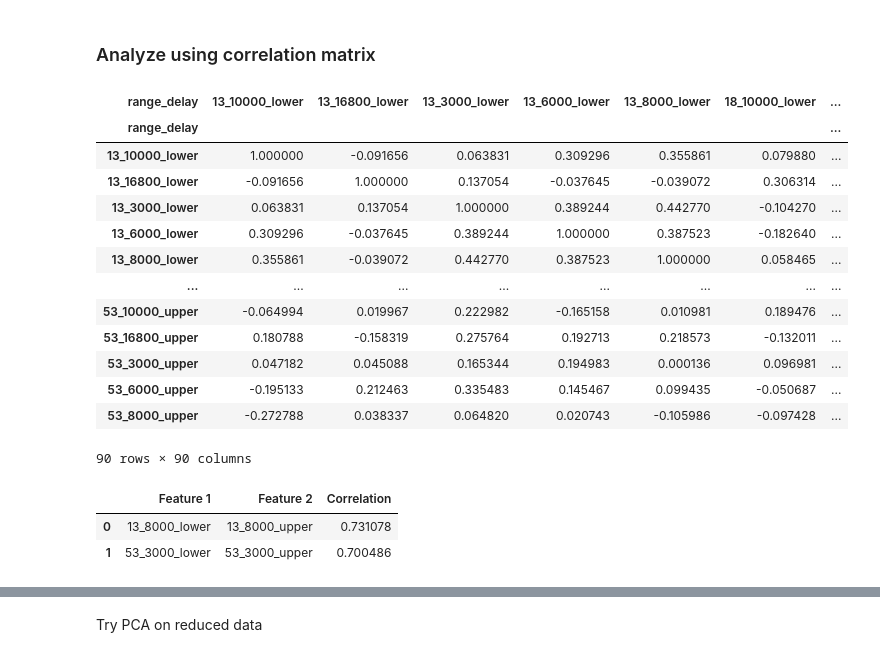
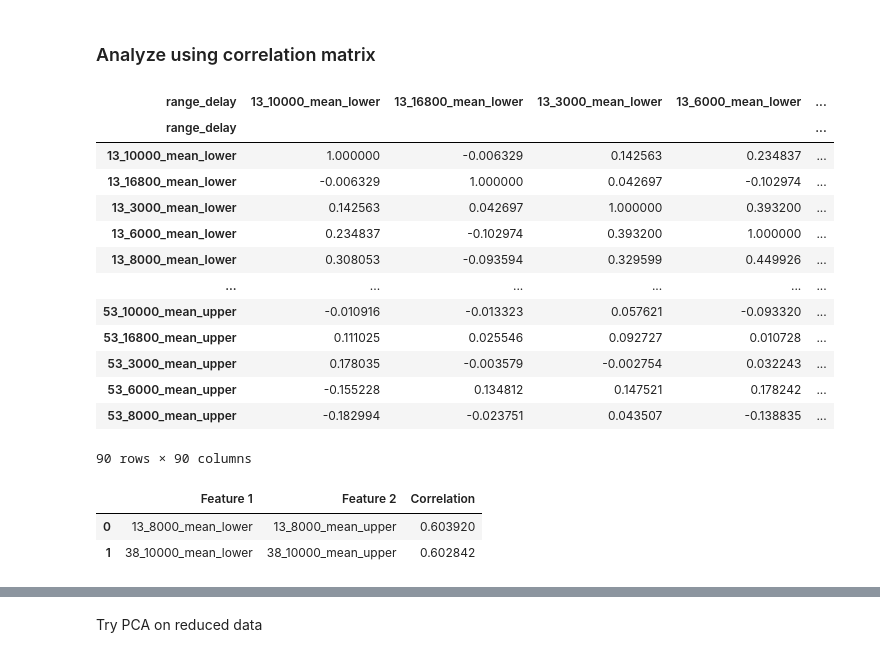
Before and after one commit to JihoonChung/ML_Sensor_Characterization, a Jupyter notebook: Analysis/Delay_sequence_data/US_delay_sequence_feature_engineering.ipynb, the cells around one changed output, grey strips where cells are left out. Cells and saved outputs as stored; diff of their text form; code cells hidden in the pictures.

```diff
--- a/Analysis/Delay_sequence_data/US_delay_sequence_feature_engineering.ipynb
+++ b/Analysis/Delay_sequence_data/US_delay_sequence_feature_engineering.ipynb
@@ -68,6 +70,8 @@ for col in nan_columns:
     if df_data_v4_1_1[col].dtype == object:  # Check if the column is categorical
         mode_value = df_data_v4_1_1[col].mode()[0]  # Find the mode value (most frequent value)\
         df_data_v4_1_1[col].fillna(mode_value, inplace=True)  # Replace NaNs with the mode value
+
+df_data_v4_1_1["Color of sensor"] = df_data_v4_1_1["Color of sensor"].str.lower()
 # %%
 values_to_keep = [16800,10000,8000,6000,3000]
 df_data_v4_1_1 = df_data_v4_1_1[df_data_v4_1_1["Delay (us)"].isin(values_to_keep)]
@@ -117,7 +121,7 @@ def create_range_delay_feature(df_quartile,bound):
     df_grouped = df_quartile.groupby(['Sensor ID', 'Range (cm)', 'Delay (us)'])['Ping Time (us)'].mean().reset_index()
 
     # Step 2: Create `range_delay` column
-    df_grouped['range_delay'] = df_grouped['Range (cm)'].astype(str) + '_' + df_grouped['Delay (us)'].astype(str)+'_'+bound
+    df_grouped['range_delay'] = df_grouped['Range (cm)'].astype(str) + '_' + df_grouped['Delay (us)'].astype(str)+'_'+'mean'+'_'+bound
 
     # Step 3: Pivot the table
     df_pivot = df_grouped.pivot(index='Sensor ID', columns='range_delay', values='Ping Time (us)').reset_index()
@@ -351,38 +340,38 @@ df_range_delay_corr= df_range_delay_ends.drop(["Sensor ID"], axis = 1)
 correlation_matrix = df_range_delay_corr.corr()
 correlation_matrix
 # %% [output]
-| range_delay | 13_10000_lower | 13_16800_lower | 13_3000_lower | 13_6000_lower | 13_8000_lower | 18_10000_lower | ... |
-| range_delay |  |  |  |  |  |  | ... |
-| 13_10000_lower | 1.000000 | -0.091656 | 0.063831 | 0.309296 | 0.355861 | 0.079880 | ... |
-| 13_16800_lower | -0.091656 | 1.000000 | 0.137054 | -0.037645 | -0.039072 | 0.306314 | ... |
-| 13_3000_lower | 0.063831 | 0.137054 | 1.000000 | 0.389244 | 0.442770 | -0.104270 | ... |
-| 13_6000_lower | 0.309296 | -0.037645 | 0.389244 | 1.000000 | 0.387523 | -0.182640 | ... |
-| 13_8000_lower | 0.355861 | -0.039072 | 0.442770 | 0.387523 | 1.000000 | 0.058465 | ... |
-| ... | ... | ... | ... | ... | ... | ... | ... |
-| 53_10000_upper | -0.064994 | 0.019967 | 0.222982 | -0.165158 | 0.010981 | 0.189476 | ... |
-| 53_16800_upper | 0.180788 | -0.158319 | 0.275764 | 0.192713 | 0.218573 | -0.132011 | ... |
-| 53_3000_upper | 0.047182 | 0.045088 | 0.165344 | 0.194983 | 0.000136 | 0.096981 | ... |
-| 53_6000_upper | -0.195133 | 0.212463 | 0.335483 | 0.145467 | 0.099435 | -0.050687 | ... |
-| 53_8000_upper | -0.272788 | 0.038337 | 0.064820 | 0.020743 | -0.105986 | -0.097428 | ... |
+| range_delay | 13_10000_mean_lower | 13_16800_mean_lower | 13_3000_mean_lower | 13_6000_mean_lower | ... |
+| range_delay |  |  |  |  | ... |
+| 13_10000_mean_lower | 1.000000 | -0.006329 | 0.142563 | 0.234837 | ... |
+| 13_16800_mean_lower | -0.006329 | 1.000000 | 0.042697 | -0.102974 | ... |
+| 13_3000_mean_lower | 0.142563 | 0.042697 | 1.000000 | 0.393200 | ... |
+| 13_6000_mean_lower | 0.234837 | -0.102974 | 0.393200 | 1.000000 | ... |
+| 13_8000_mean_lower | 0.308053 | -0.093594 | 0.329599 | 0.449926 | ... |
+| ... | ... | ... | ... | ... | ... |
+| 53_10000_mean_upper | -0.010916 | -0.013323 | 0.057621 | -0.093320 | ... |
+| 53_16800_mean_upper | 0.111025 | 0.025546 | 0.092727 | 0.010728 | ... |
+| 53_3000_mean_upper | 0.178035 | -0.003579 | -0.002754 | 0.032243 | ... |
+| 53_6000_mean_upper | -0.155228 | 0.134812 | 0.147521 | 0.178242 | ... |
+| 53_8000_mean_upper | -0.182994 | -0.023751 | 0.043507 | -0.138835 | ... |
 90 rows × 90 columns
 # %%
 # Extract pairs of highly correlated features with correlation coefficient above a threshold (e.g., 0.8 or below -0.8)
-threshold = 0.7
+threshold = 0.6
 highly_correlated_pairs = []
 
 for i in range(correlation_matrix.shape[0]):
     for j in range(i+1, correlation_matrix.shape[1]):
         if abs(correlation_matrix.iloc[i, j]) > threshold:
             feature_pair = (correlation_matrix.index[i], correlation_matrix.columns[j], correlation_matrix.iloc[i, j])
             highly_correlated_pairs.append(feature_pair)
 
 # Convert the list of tuples to a DataFrame for better readability
 highly_correlated_df = pd.DataFrame(highly_correlated_pairs, columns=['Feature 1', 'Feature 2', 'Correlation'])
 highly_correlated_df
 # %% [output]
 |  | Feature 1 | Feature 2 | Correlation |
-| 0 | 13_8000_lower | 13_8000_upper | 0.731078 |
-| 1 | 53_3000_lower | 53_3000_upper | 0.700486 |
+| 0 | 13_8000_mean_lower | 13_8000_mean_upper | 0.603920 |
+| 1 | 38_10000_mean_lower | 38_10000_mean_upper | 0.602842 |
 # %%
 def drop_highly_correlated_features(df, threshold=0.8):
     """
```
Also changed, not shown: parts of 31 cells of this notebook.
